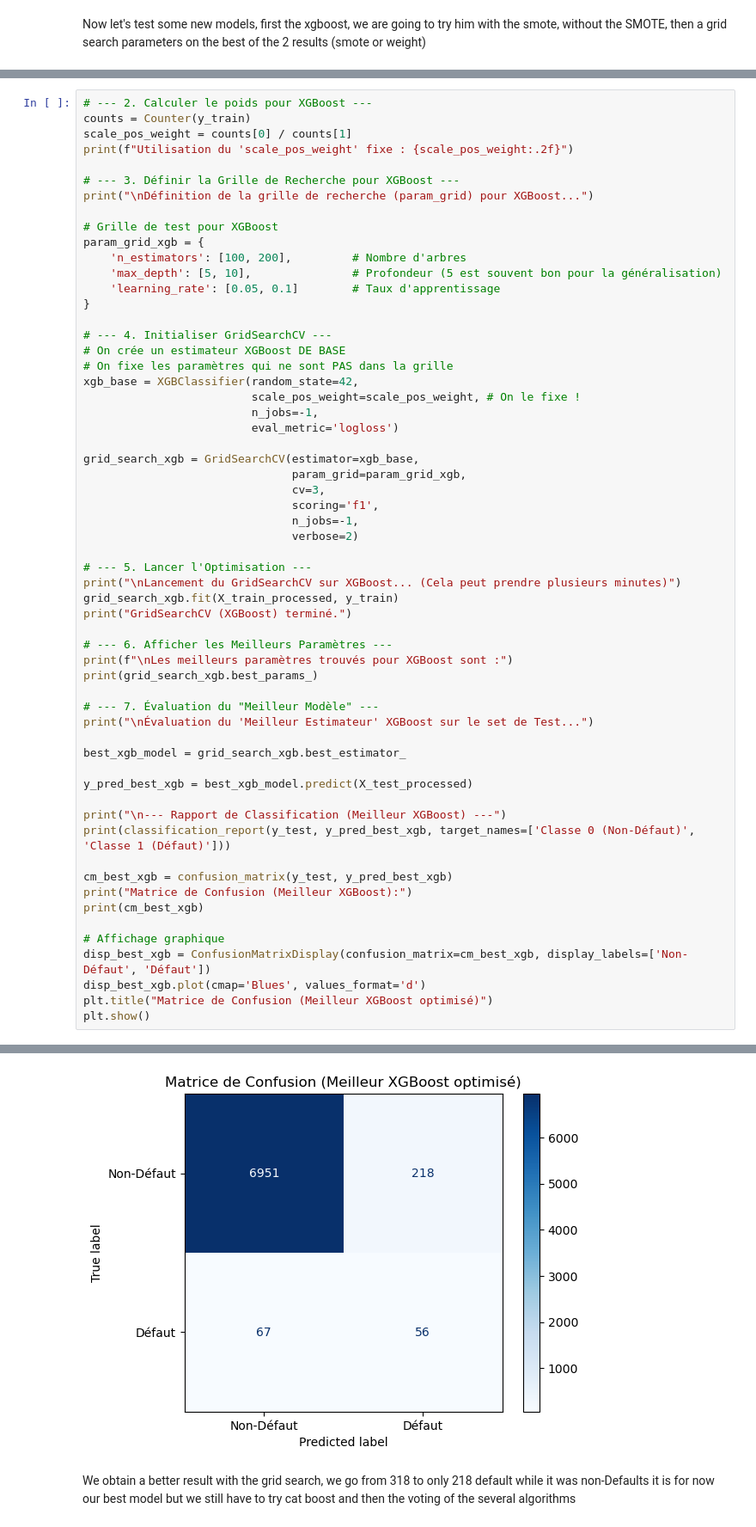
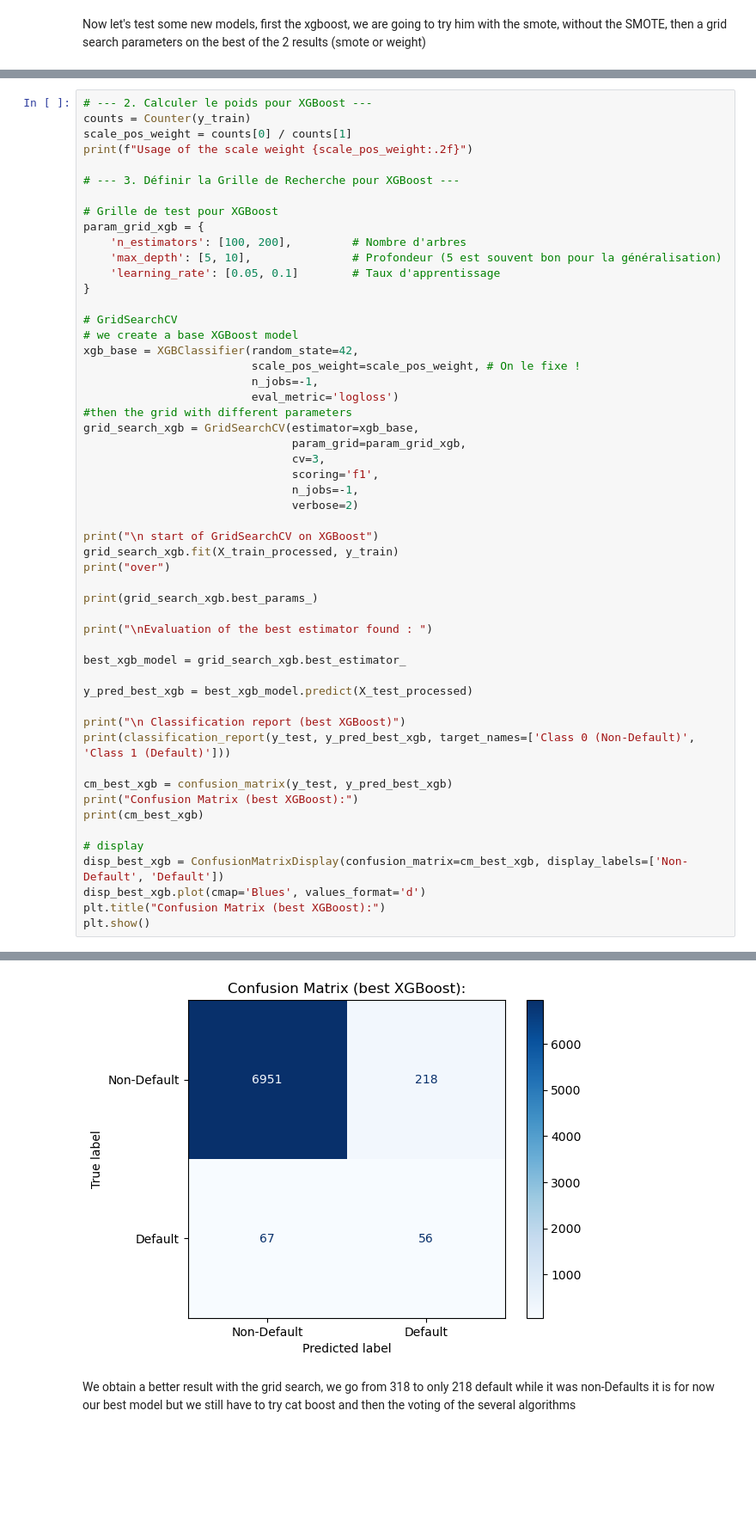
Before and after one commit to Adnbsn/ML_CardFraud, a Jupyter notebook: Project_ML_Adrien_BESSON_Emma_BEKKER.ipynb, the cells around one changed output, grey strips where cells are left out. Shown at 86% size. Cells and saved outputs as stored; diff of their text form; blank space fills up the shorter version.

```diff
--- a/Project_ML_Adrien_BESSON_Emma_BEKKER.ipynb
+++ b/Project_ML_Adrien_BESSON_Emma_BEKKER.ipynb
@@ -1239,10 +1240,9 @@ Confusion Matrix (XGBoost without SMOTE):
 # --- 2. Calculer le poids pour XGBoost ---
 counts = Counter(y_train)
 scale_pos_weight = counts[0] / counts[1]
-print(f"Utilisation du 'scale_pos_weight' fixe : {scale_pos_weight:.2f}")
+print(f"Usage of the scale weight {scale_pos_weight:.2f}")
 
 # --- 3. Définir la Grille de Recherche pour XGBoost ---
-print("\nDéfinition de la grille de recherche (param_grid) pour XGBoost...")
 
 # Grille de test pour XGBoost
 param_grid_xgb = {
@@ -1251,14 +1251,13 @@ param_grid_xgb = {
     'learning_rate': [0.05, 0.1]        # Taux d'apprentissage
 }
 
-# --- 4. Initialiser GridSearchCV ---
-# On crée un estimateur XGBoost DE BASE
-# On fixe les paramètres qui ne sont PAS dans la grille
+# GridSearchCV
+# we create a base XGBoost model
 xgb_base = XGBClassifier(random_state=42,
                          scale_pos_weight=scale_pos_weight, # On le fixe !
                          n_jobs=-1,
                          eval_metric='logloss')
-
+#then the grid with different parameters
 grid_search_xgb = GridSearchCV(estimator=xgb_base,
                                param_grid=param_grid_xgb,
                                cv=3,
@@ -1266,32 +1265,28 @@ grid_search_xgb = GridSearchCV(estimator=xgb_base,
                                n_jobs=-1,
                                verbose=2)
 
-# --- 5. Lancer l'Optimisation ---
-print("\nLancement du GridSearchCV sur XGBoost... (Cela peut prendre plusieurs minutes)")
+print("\n start of GridSearchCV on XGBoost")
 grid_search_xgb.fit(X_train_processed, y_train)
-print("GridSearchCV (XGBoost) terminé.")
+print("over")
 
-# --- 6. Afficher les Meilleurs Paramètres ---
-print(f"\nLes meilleurs paramètres trouvés pour XGBoost sont :")
 print(grid_search_xgb.best_params_)
 
-# --- 7. Évaluation du "Meilleur Modèle" ---
-print("\nÉvaluation du 'Meilleur Estimateur' XGBoost sur le set de Test...")
+print("\nEvaluation of the best estimator found : ")
 
 best_xgb_model = grid_search_xgb.best_estimator_
 
 y_pred_best_xgb = best_xgb_model.predict(X_test_processed)
 
-print("\n--- Rapport de Classification (Meilleur XGBoost) ---")
-print(classification_report(y_test, y_pred_best_xgb, target_names=['Classe 0 (Non-Défaut)', 'Classe 1 (Défaut)']))
+print("\n Classification report (best XGBoost)")
+print(classification_report(y_test, y_pred_best_xgb, target_names=['Class 0 (Non-Default)', 'Class 1 (Default)']))
 
 cm_best_xgb = confusion_matrix(y_test, y_pred_best_xgb)
-print("Matrice de Confusion (Meilleur XGBoost):")
+print("Confusion Matrix (best XGBoost):")
 print(cm_best_xgb)
 
-# Affichage graphique
-disp_best_xgb = ConfusionMatrixDisplay(confusion_matrix=cm_best_xgb, display_labels=['Non-Défaut', 'Défaut'])
+# display
+disp_best_xgb = ConfusionMatrixDisplay(confusion_matrix=cm_best_xgb, display_labels=['Non-Default', 'Default'])
 disp_best_xgb.plot(cmap='Blues', values_format='d')
-plt.title("Matrice de Confusion (Meilleur XGBoost optimisé)")
+plt.title("Confusion Matrix (best XGBoost):")
 plt.show()
 # %% [output]
@@ -1313,6 +1308,6 @@ Matrice de Confusion (Meilleur XGBoost):
 [[6951  218]
  [  67   56]]
-[figure, old version]
+[figure, new version]
 # %% [markdown]
 We obtain a better result with the grid search, we go from 318 to only 218 default while it was non-Defaults it is for now our best model but we still have to try cat boost and then the voting of the several algorithms
 # %% [markdown]
```
Also changed, not shown: parts of 22 cells of this notebook.
